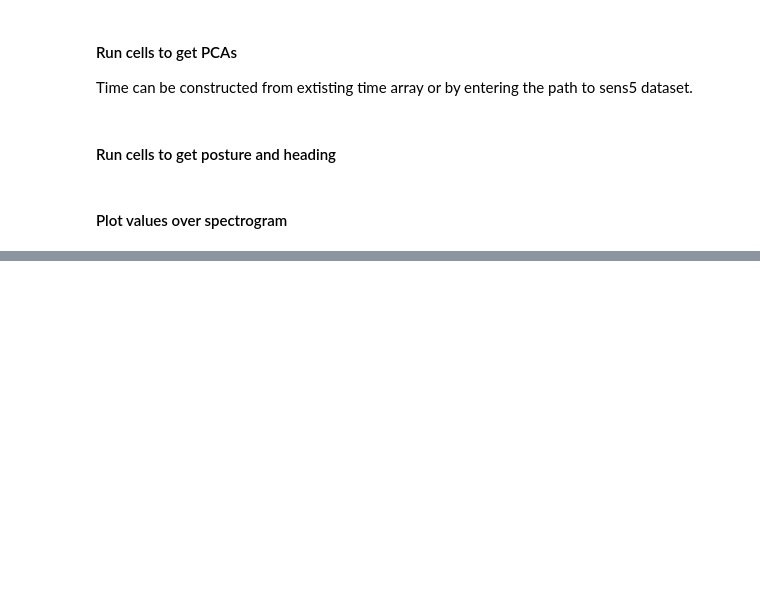
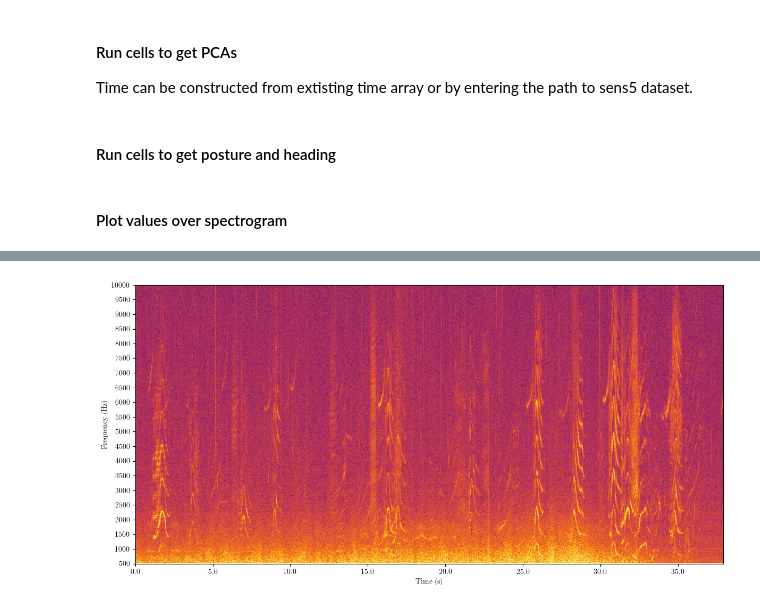
Before and after one commit to gmanatole/Biologging_Toolkit, a Jupyter notebook: notebooks/graph_spectrogram.ipynb, the cells around one changed output, grey strips where cells are left out. Cells and saved outputs as stored; diff of their text form; code cells hidden in the pictures; blank space fills up the shorter version.

```diff
--- a/notebooks/graph_spectrogram.ipynb
+++ b/notebooks/graph_spectrogram.ipynb
@@ -23,7 +25,7 @@ plt.rcParams.update({
 
 Finalized dataset will be saved or loaded from path
 # %%
-depid = 'ml18_294b'
+depid = 'ml17_280a'
 path = 'D:/drift_dives_SES/'
 path = 'D:/individus_brut/'
 sens_path = os.path.join(path, 'CTD', depid, depid+'sens5.nc')
@@ -55,8 +57,8 @@ inst()
 ## Example parameters
 #debut = datetime(2018,10,20,3,14,30) + timedelta(seconds = 756)
 #fin = datetime(2018,10,25,3,14,30) + timedelta(seconds = 756+9*60)
-debut = datetime.fromtimestamp(1540612879+0,  tz=timezone.utc)
-fin = datetime.fromtimestamp(1540612879+100,  tz=timezone.utc)
-freq_min = 0
-freq_max = 100
+debut = datetime.fromtimestamp(1508088100+6*3600+ 47*60 + 40,  tz=timezone.utc)
+fin = datetime.fromtimestamp(1508088100+6*3600 + 48*60 + 18,  tz=timezone.utc)
+freq_min = 500
+freq_max = 10001
 print(debut, fin)
@@ -66,9 +70,11 @@ noverlap = 0.5
 interactive_spectrogram(inst, debut, fin, freq_min, freq_max, raw_path,
                  nperseg = nperseg, noverlap = int(nperseg*noverlap))
 # %%
-nperseg = 8192*8
-noverlap = 0.9
+nperseg = 2048
+noverlap = 0.4
 plot_spectrogram(inst, debut, fin, freq_min, freq_max, raw_path,
                  nperseg = nperseg, noverlap = int(nperseg*noverlap), save = True,
-                 path = 'C:/Users/grosmaan/Desktop/Results/',
-                 title = 'ABW0', aspect = 'auto', figsize = (5,5))
+                 path = 'C:/Users/grosmaan/Desktop/Results/', cmap = 'inferno',
+                 title = 'KW', aspect = 'auto', figsize = (12,6))
+# %% [output]
+[figure, added]
```
Also changed, not shown: parts of 6 cells of this notebook, 4 other files.
